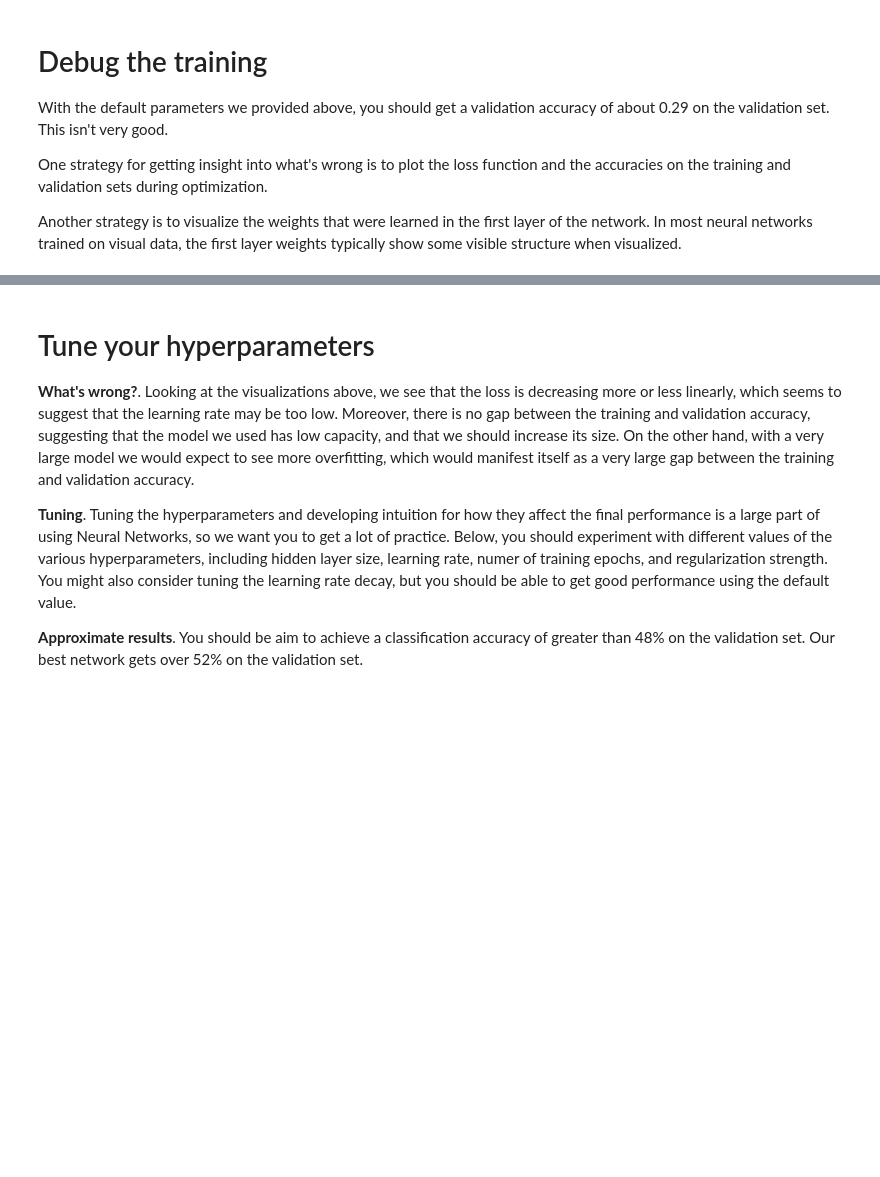
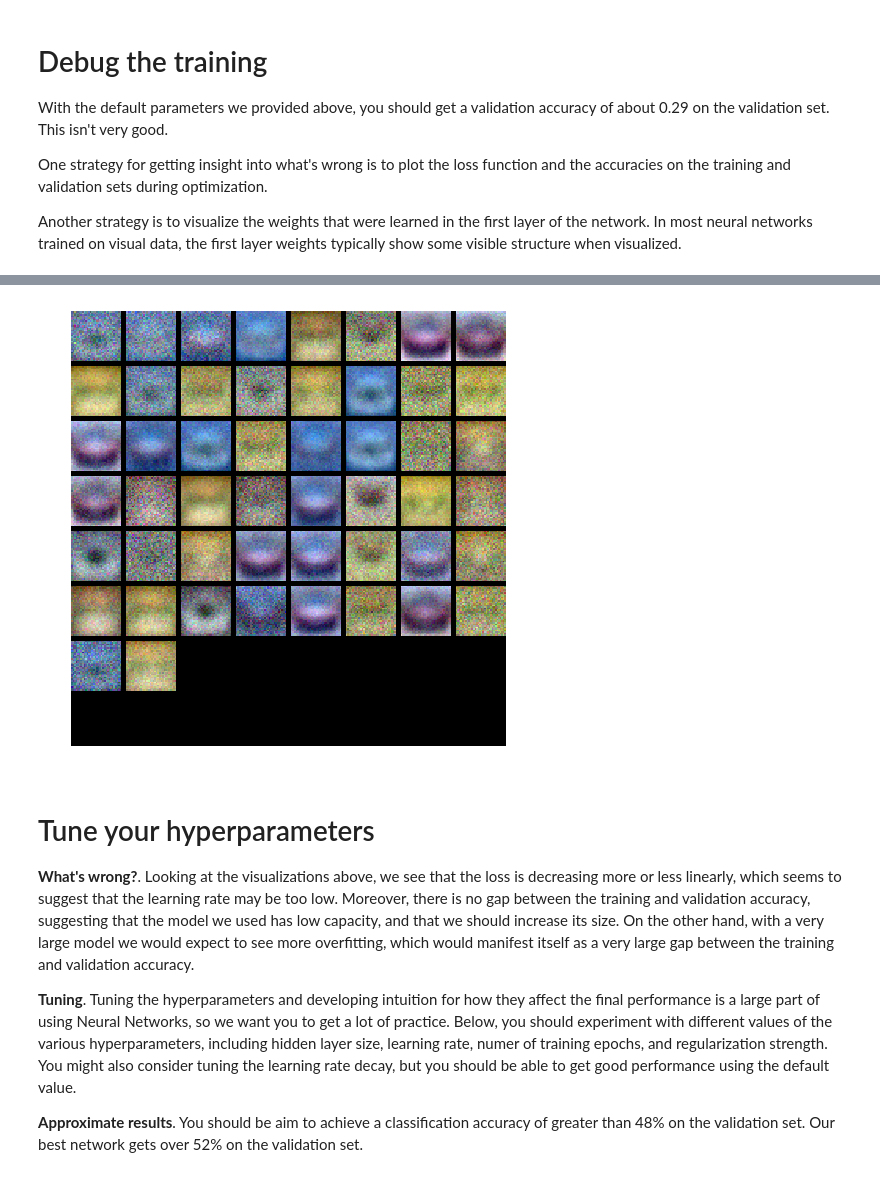
Before and after one commit to seankala/cs231n, a Jupyter notebook: assignments/assignment1/two_layer_net.ipynb, the cells around one changed output, grey strips where cells are left out. Drawn from its saved outputs; the diff is of its cells as text; code cells hidden in the pictures; blank space fills up the shorter version.

```diff
--- a/assignments/assignment1/two_layer_net.ipynb
+++ b/assignments/assignment1/two_layer_net.ipynb
@@ -206,16 +260,19 @@ plt.show()
 # %%
 from cs231n.vis_utils import visualize_grid
 
 # Visualize the weights of the network
 
 def show_net_weights(net):
     W1 = net.params['W1']
     W1 = W1.reshape(32, 32, 3, -1).transpose(3, 0, 1, 2)
+    plt.figure(figsize=(8, 8)) # Added in by Seankala.
     plt.imshow(visualize_grid(W1, padding=3).astype('uint8'))
     plt.gca().axis('off')
     plt.show()
 
 show_net_weights(net)
+# %% [output]
+[figure, added]
 # %% [markdown]
 # Tune your hyperparameters
 
```
Also changed, not shown: parts of 11 cells of this notebook.
